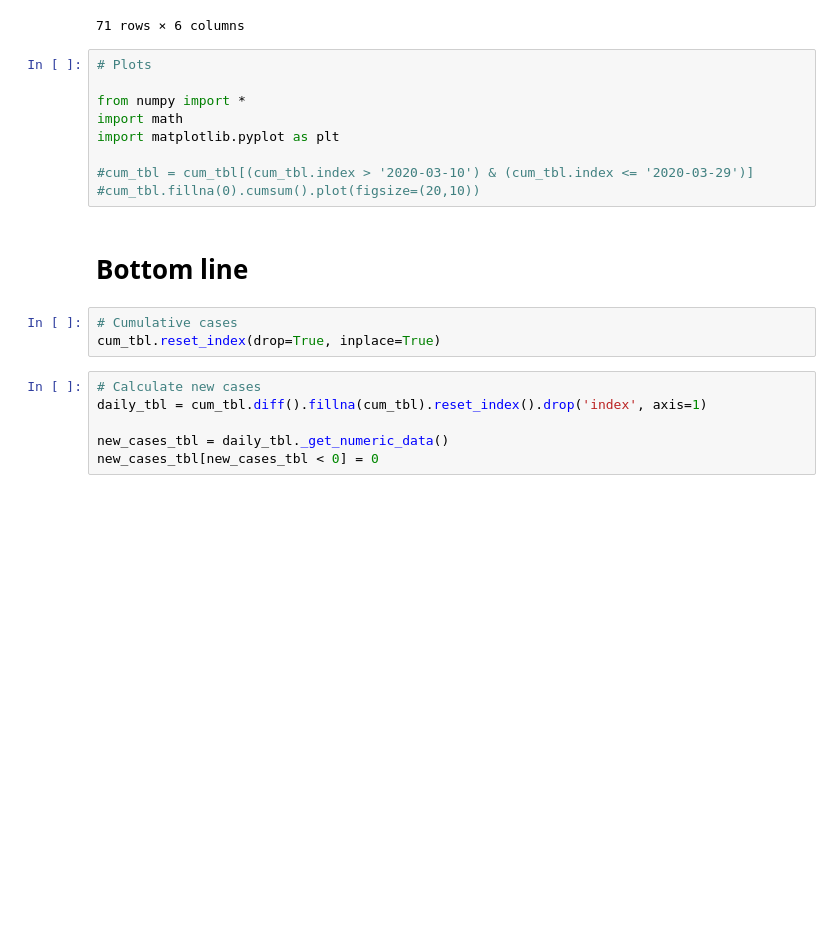
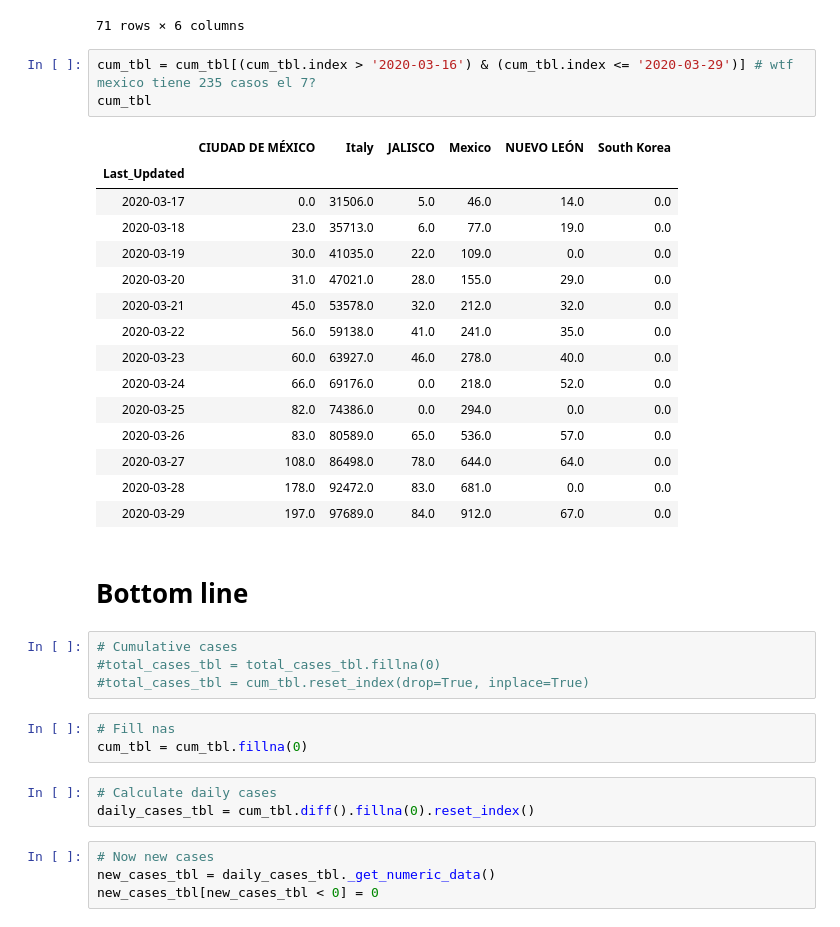
Before and after one commit to marianarf/covid19_mexico_analysis, a Jupyter notebook: global_interventions.ipynb, the cells around one changed output. Cells and saved outputs as stored; diff of their text form; blank space fills up the shorter version.

```diff
--- a/global_interventions.ipynb
+++ b/global_interventions.ipynb
@@ -118,25 +112,40 @@ cum_tbl
 | 2020-03-31 | 234.0 | NaN | 95.0 | 1125.0 | 76.0 | NaN |
 | 2020-04-01 | 298.0 | NaN | 101.0 | 1305.0 | 78.0 | NaN |
 71 rows × 6 columns
-# %%
-# Plots
-
-from numpy import *
-import math
-import matplotlib.pyplot as plt
-
-#cum_tbl = cum_tbl[(cum_tbl.index > '2020-03-10') & (cum_tbl.index <= '2020-03-29')]
-#cum_tbl.fillna(0).cumsum().plot(figsize=(20,10))
+# %%
+cum_tbl = cum_tbl[(cum_tbl.index > '2020-03-16') & (cum_tbl.index <= '2020-03-29')] # wtf mexico tiene 235 casos el 7?
+cum_tbl
+# %% [output]
+|  | CIUDAD DE MÉXICO | Italy | JALISCO | Mexico | NUEVO LEÓN | South Korea |
+| Last_Updated |  |  |  |  |  |  |
+| 2020-03-17 | 0.0 | 31506.0 | 5.0 | 46.0 | 14.0 | 0.0 |
+| 2020-03-18 | 23.0 | 35713.0 | 6.0 | 77.0 | 19.0 | 0.0 |
+| 2020-03-19 | 30.0 | 41035.0 | 22.0 | 109.0 | 0.0 | 0.0 |
+| 2020-03-20 | 31.0 | 47021.0 | 28.0 | 155.0 | 29.0 | 0.0 |
+| 2020-03-21 | 45.0 | 53578.0 | 32.0 | 212.0 | 32.0 | 0.0 |
+| 2020-03-22 | 56.0 | 59138.0 | 41.0 | 241.0 | 35.0 | 0.0 |
+| 2020-03-23 | 60.0 | 63927.0 | 46.0 | 278.0 | 40.0 | 0.0 |
+| 2020-03-24 | 66.0 | 69176.0 | 0.0 | 218.0 | 52.0 | 0.0 |
+| 2020-03-25 | 82.0 | 74386.0 | 0.0 | 294.0 | 0.0 | 0.0 |
+| 2020-03-26 | 83.0 | 80589.0 | 65.0 | 536.0 | 57.0 | 0.0 |
+| 2020-03-27 | 108.0 | 86498.0 | 78.0 | 644.0 | 64.0 | 0.0 |
+| 2020-03-28 | 178.0 | 92472.0 | 83.0 | 681.0 | 0.0 | 0.0 |
+| 2020-03-29 | 197.0 | 97689.0 | 84.0 | 912.0 | 67.0 | 0.0 |
 # %% [markdown]
 # Bottom line
 # %%
 # Cumulative cases
-cum_tbl.reset_index(drop=True, inplace=True)
+#total_cases_tbl = total_cases_tbl.fillna(0)
+#total_cases_tbl = cum_tbl.reset_index(drop=True, inplace=True)
+# %%
+# Fill nas
+cum_tbl = cum_tbl.fillna(0)
+# %%
+# Calculate daily cases
+daily_cases_tbl = cum_tbl.diff().fillna(0).reset_index()
 # %%
-# Calculate new cases
-daily_tbl = cum_tbl.diff().fillna(cum_tbl).reset_index().drop('index', axis=1)
-
-new_cases_tbl = daily_tbl._get_numeric_data()
+# Now new cases
+new_cases_tbl = daily_cases_tbl._get_numeric_data()
 new_cases_tbl[new_cases_tbl < 0] = 0
 # %%
 display(HTML(cum_tbl.to_html()))
```
Also changed, not shown: parts of 12 cells of this notebook.
